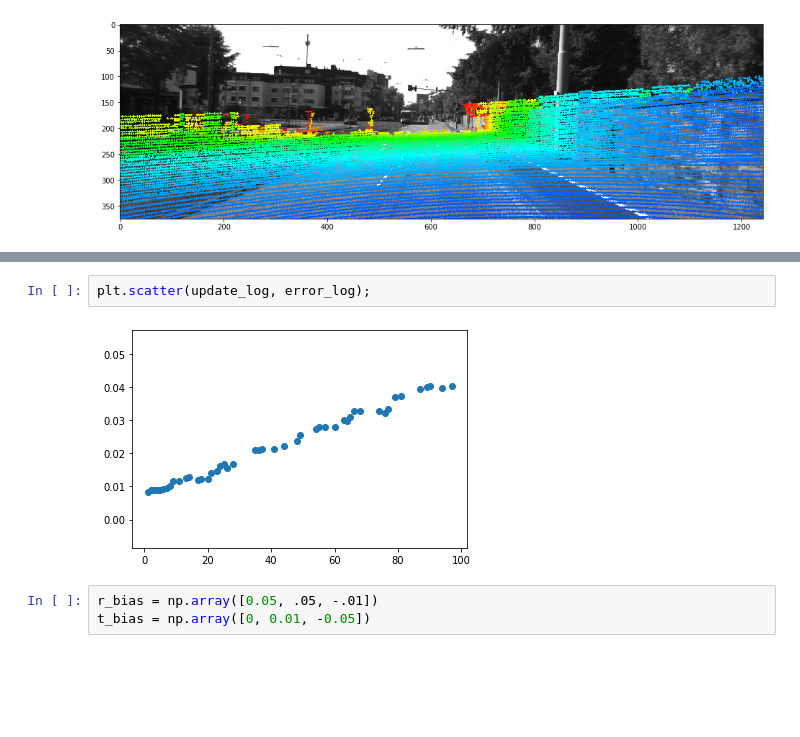
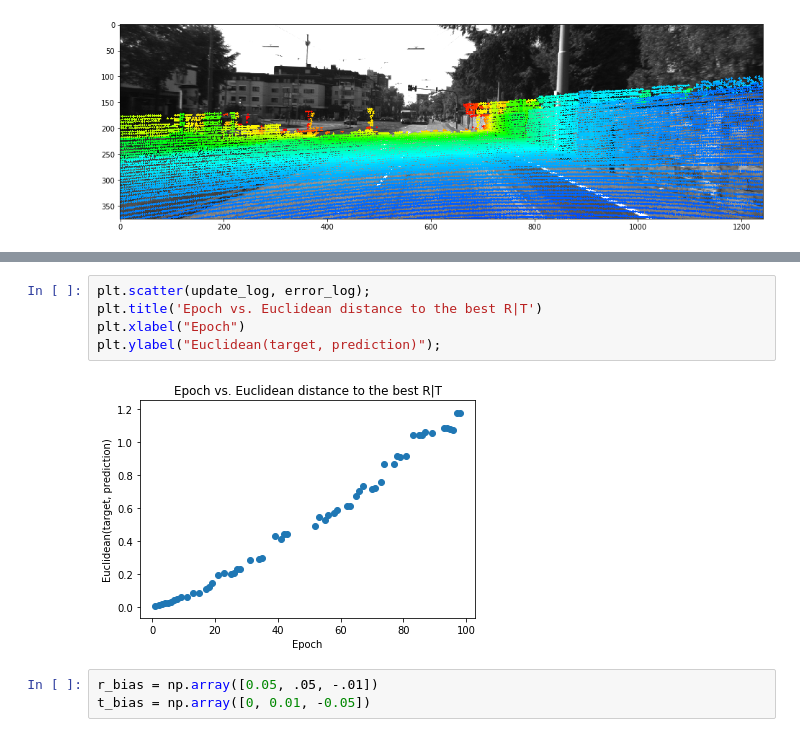
Before and after one commit to ptyshevs/lidar_align, a Jupyter notebook: report.ipynb, the cells around one changed output, grey strips where cells are left out. Saved outputs shown, nothing was run; the diff lists cells and outputs as text; blank space fills up the shorter version.

```diff
--- a/test2.ipynb
+++ b/report.ipynb
@@ -984,7 +205,10 @@ Random search improved: 0.00005039 < 0.00005047
-# %%
-plt.scatter(update_log, error_log);
-# %% [output]
-[figure, removed]
+# %%
+plt.scatter(update_log, error_log);
+plt.title('Epoch vs. Euclidean distance to the best R|T')
+plt.xlabel("Epoch")
+plt.ylabel("Euclidean(target, prediction)");
+# %% [output]
+[figure, added]
 # %%
 r_bias = np.array([0.05, .05, -.01])
 t_bias = np.array([0, 0.01, -0.05])
```
Also changed, not shown: parts of 27 cells of this notebook, 3 other files.
